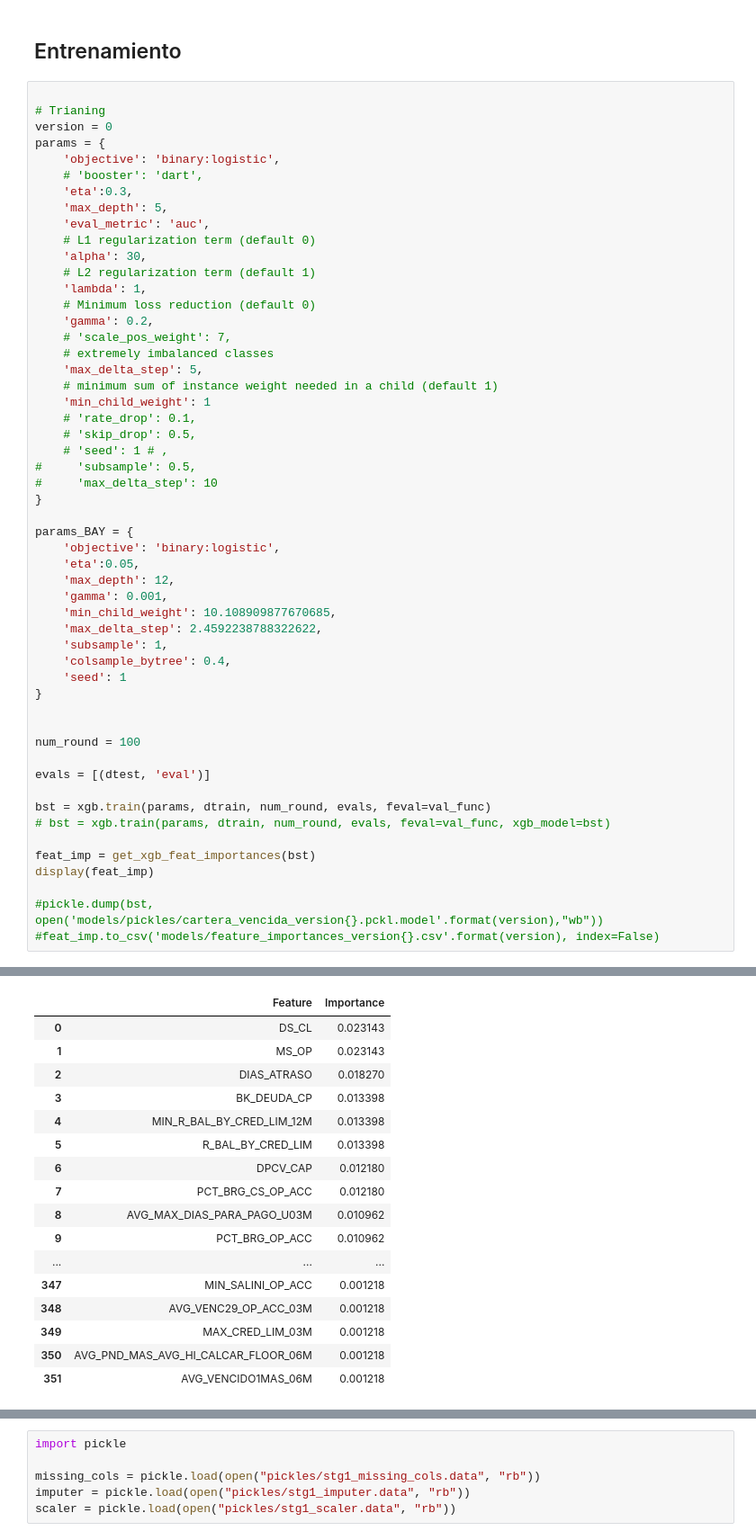
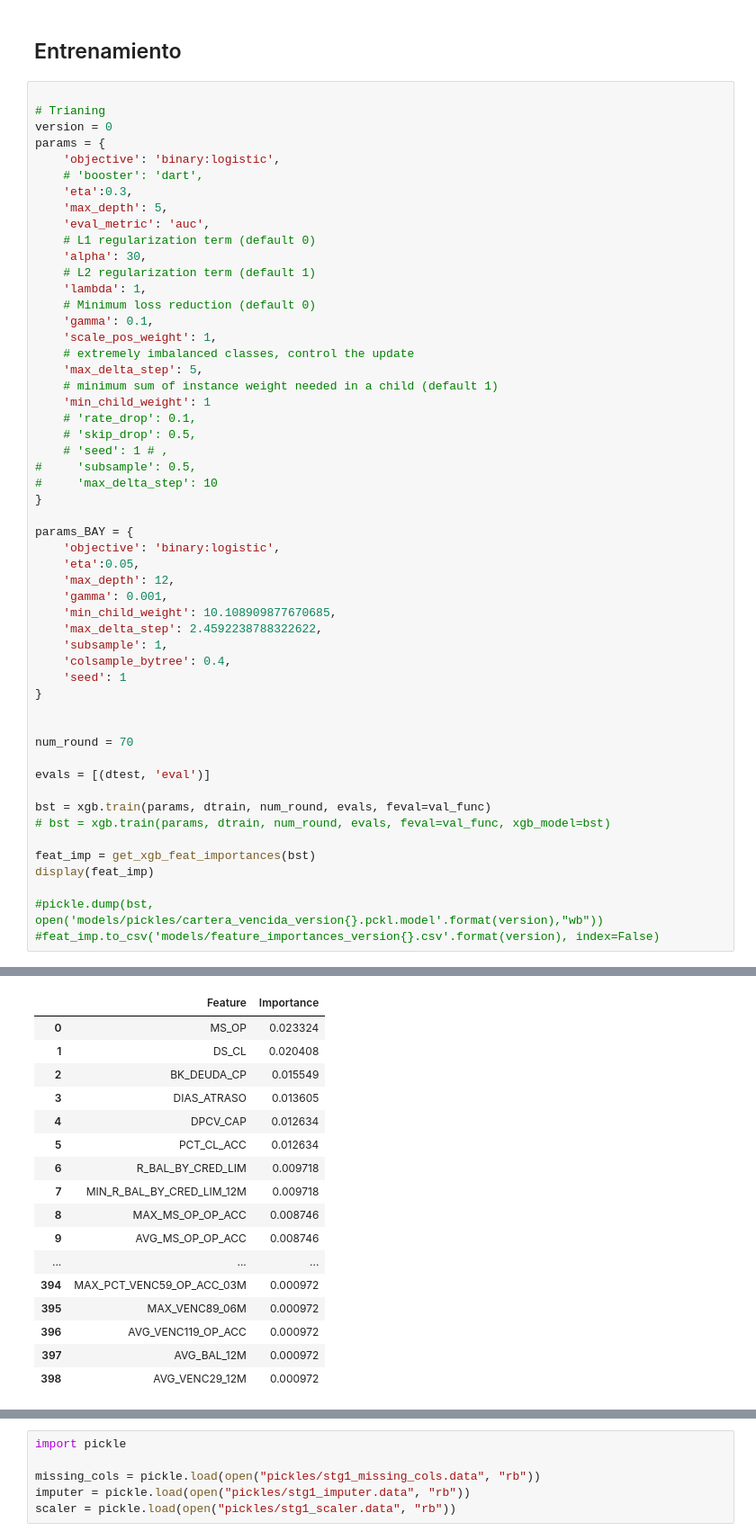
Before and after one commit to joseanpz/sagemaker, a Jupyter notebook: MCV/refactor/model.ipynb, the cells around one changed output, grey strips where cells are left out. Shown at 90% size. Drawn from its saved outputs; the diff is of its cells as text.

```diff
--- a/MCV/refactor/model.ipynb
+++ b/MCV/refactor/model.ipynb
@@ -183,9 +198,9 @@ params = {
     # L2 regularization term (default 1)
     'lambda': 1,
     # Minimum loss reduction (default 0)
-    'gamma': 0.2,
-    # 'scale_pos_weight': 7,
-    # extremely imbalanced classes
+    'gamma': 0.1,
+    'scale_pos_weight': 1,
+    # extremely imbalanced classes, control the update
     'max_delta_step': 5,
     # minimum sum of instance weight needed in a child (default 1)
     'min_child_weight': 1
@@ -209,7 +224,7 @@ params_BAY = {
 }
 
 
-num_round = 100
+num_round = 70
 
 evals = [(dtest, 'eval')]
 
@@ -250,18 +265,18 @@ display(feat_imp)
 |  | Feature | Importance |
-| 0 | DS_CL | 0.023143 |
-| 1 | MS_OP | 0.023143 |
-| 2 | DIAS_ATRASO | 0.018270 |
-| 3 | BK_DEUDA_CP | 0.013398 |
-| 4 | MIN_R_BAL_BY_CRED_LIM_12M | 0.013398 |
-| 5 | R_BAL_BY_CRED_LIM | 0.013398 |
-| 6 | DPCV_CAP | 0.012180 |
-| 7 | PCT_BRG_CS_OP_ACC | 0.012180 |
-| 8 | AVG_MAX_DIAS_PARA_PAGO_U03M | 0.010962 |
-| 9 | PCT_BRG_OP_ACC | 0.010962 |
+| 0 | MS_OP | 0.023324 |
+| 1 | DS_CL | 0.020408 |
+| 2 | BK_DEUDA_CP | 0.015549 |
+| 3 | DIAS_ATRASO | 0.013605 |
+| 4 | DPCV_CAP | 0.012634 |
+| 5 | PCT_CL_ACC | 0.012634 |
+| 6 | R_BAL_BY_CRED_LIM | 0.009718 |
+| 7 | MIN_R_BAL_BY_CRED_LIM_12M | 0.009718 |
+| 8 | MAX_MS_OP_OP_ACC | 0.008746 |
+| 9 | AVG_MS_OP_OP_ACC | 0.008746 |
 | ... | ... | ... |
-| 347 | MIN_SALINI_OP_ACC | 0.001218 |
-| 348 | AVG_VENC29_OP_ACC_03M | 0.001218 |
-| 349 | MAX_CRED_LIM_03M | 0.001218 |
-| 350 | AVG_PND_MAS_AVG_HI_CALCAR_FLOOR_06M | 0.001218 |
-| 351 | AVG_VENCIDO1MAS_06M | 0.001218 |
+| 394 | MAX_PCT_VENC59_OP_ACC_03M | 0.000972 |
+| 395 | MAX_VENC89_06M | 0.000972 |
+| 396 | AVG_VENC119_OP_ACC | 0.000972 |
+| 397 | AVG_BAL_12M | 0.000972 |
+| 398 | AVG_VENC29_12M | 0.000972 |
 # %%
```
Also changed, not shown: parts of 13 cells of this notebook, 5 other files.
